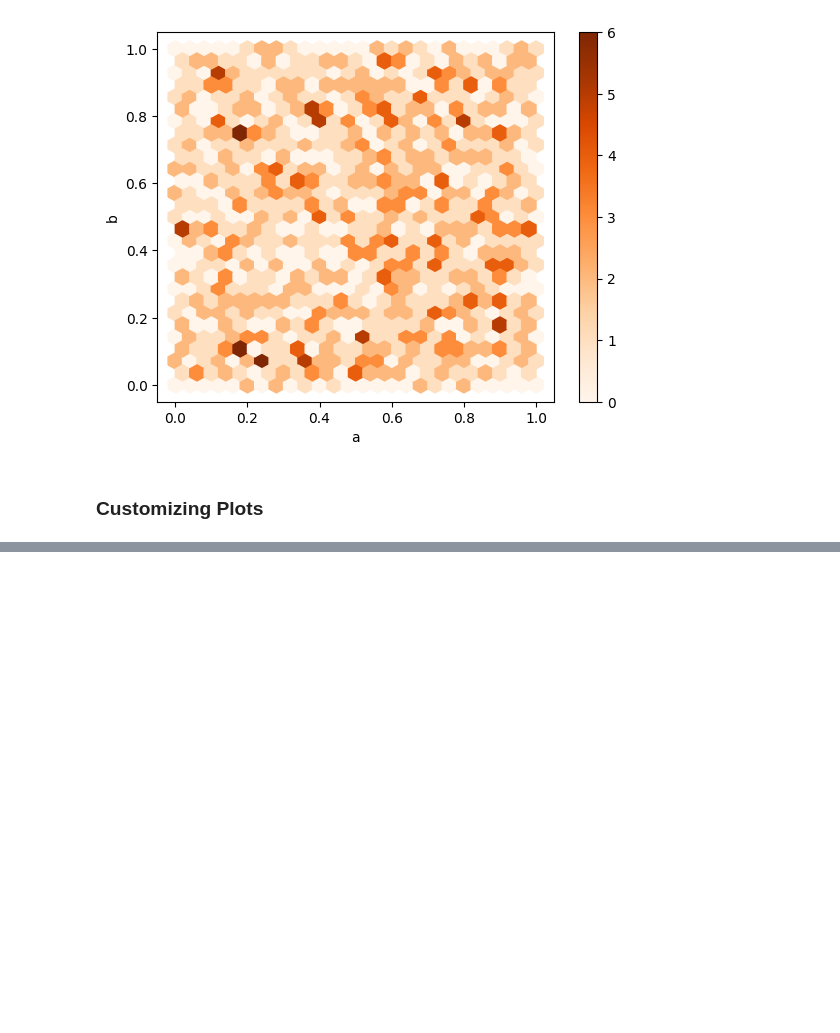
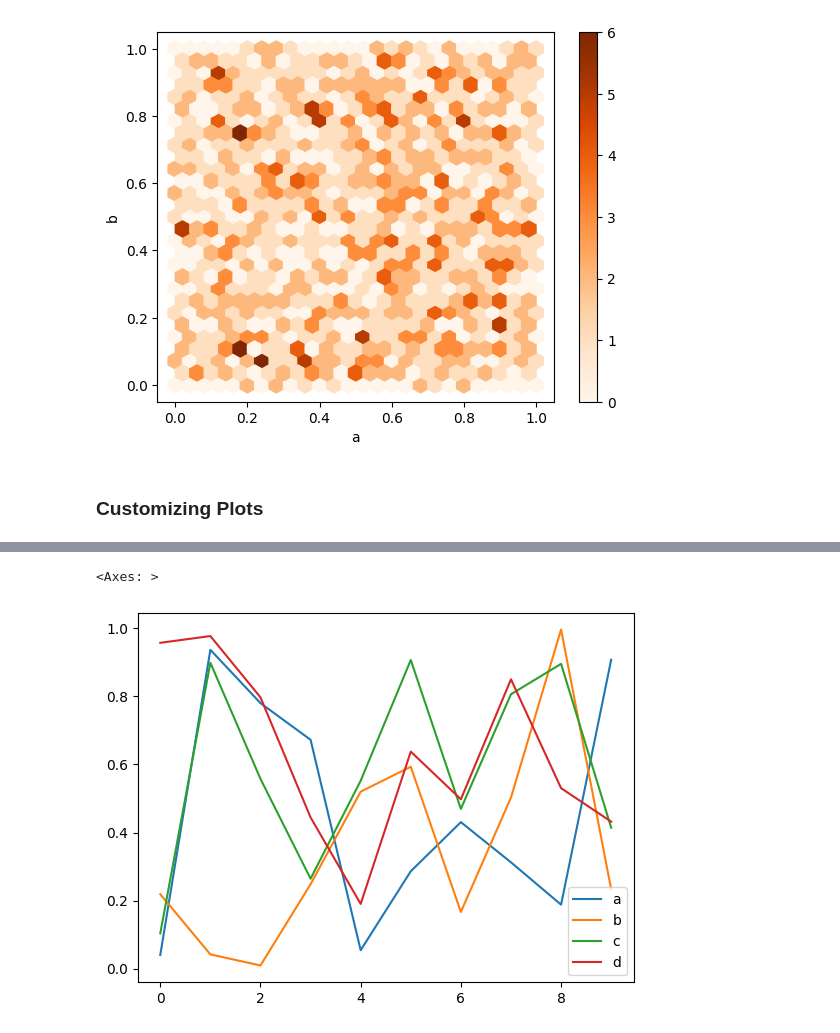
Before and after one commit to ibrahimaltun/udemy-courses, a Jupyter notebook: python-for-time-series-data-analysis/3.visualize.ipynb, the cells around one changed output, grey strips where cells are left out. Drawn from its saved outputs; the diff is of its cells as text; code cells hidden in the pictures; blank space fills up the shorter version.

```diff
--- a/python-for-time-series-data-analysis/3.visualize.ipynb
+++ b/python-for-time-series-data-analysis/3.visualize.ipynb
@@ -217,0 +227,5 @@ df.plot.hexbin(x='a', y='b', gridsize=25, cmap="Oranges")
+# %%
+dff.plot() # this returns the line plot default
+# %% [output]
+<Axes: >
+[figure, added]
```
Also changed, not shown: parts of 17 cells of this notebook.
